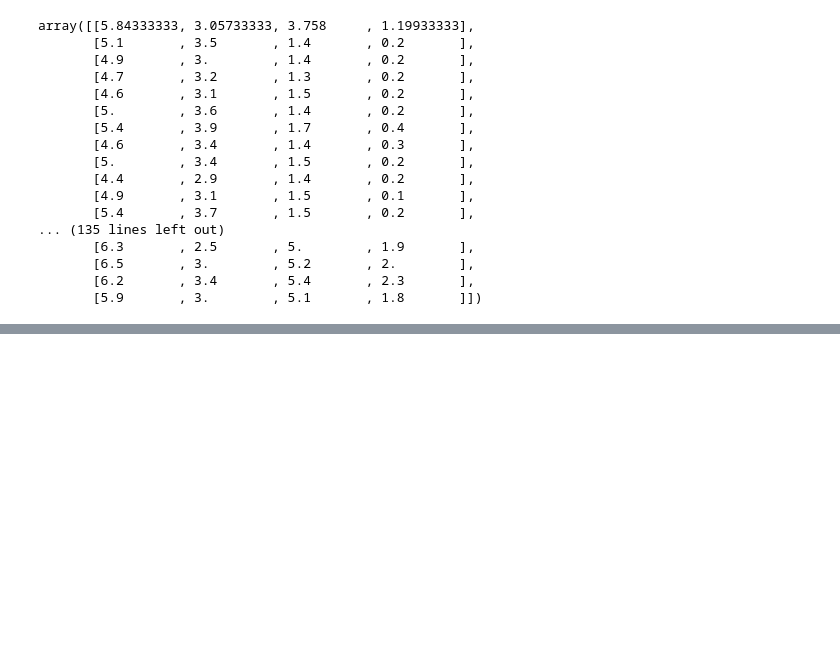
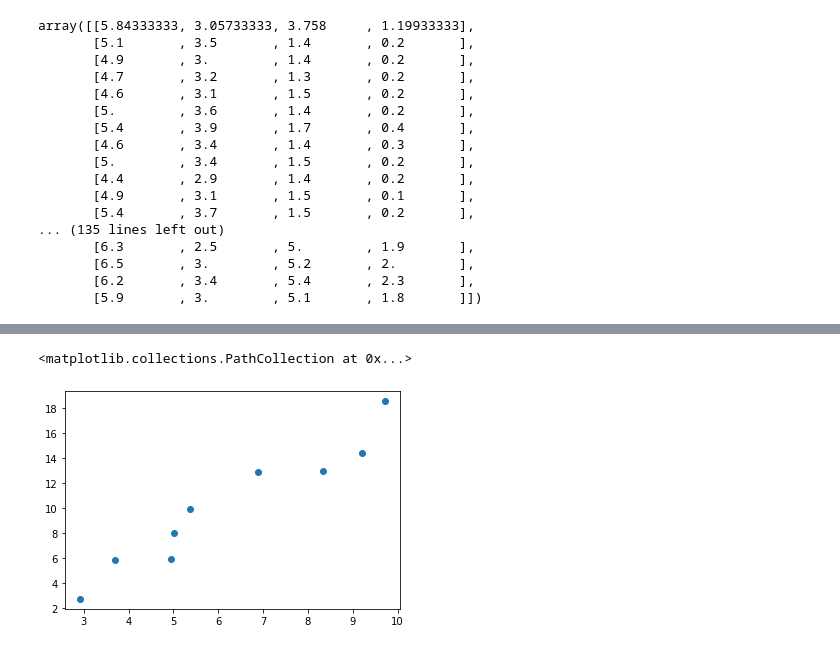
Before and after one commit to EasecureLab/zhengqi_predict, a Jupyter notebook: test.ipynb, the cells around one changed output, grey strips where cells are left out. Cells and saved outputs as stored; diff of their text form; code cells hidden in the pictures; blank space fills up the shorter version.

```diff
--- a/test.ipynb
+++ b/test.ipynb
@@ -194,0 +226,5 @@ array([[5.84333333, 3.05733333, 3.758     , 1.19933333],
+# %%
+plt.scatter(decision_tree_data.X,decision_tree_data.Y)
+# %% [output]
+<matplotlib.collections.PathCollection at 0x...>
+[figure, added]
```
Also changed, not shown: parts of 6 cells of this notebook, 3 other files.
